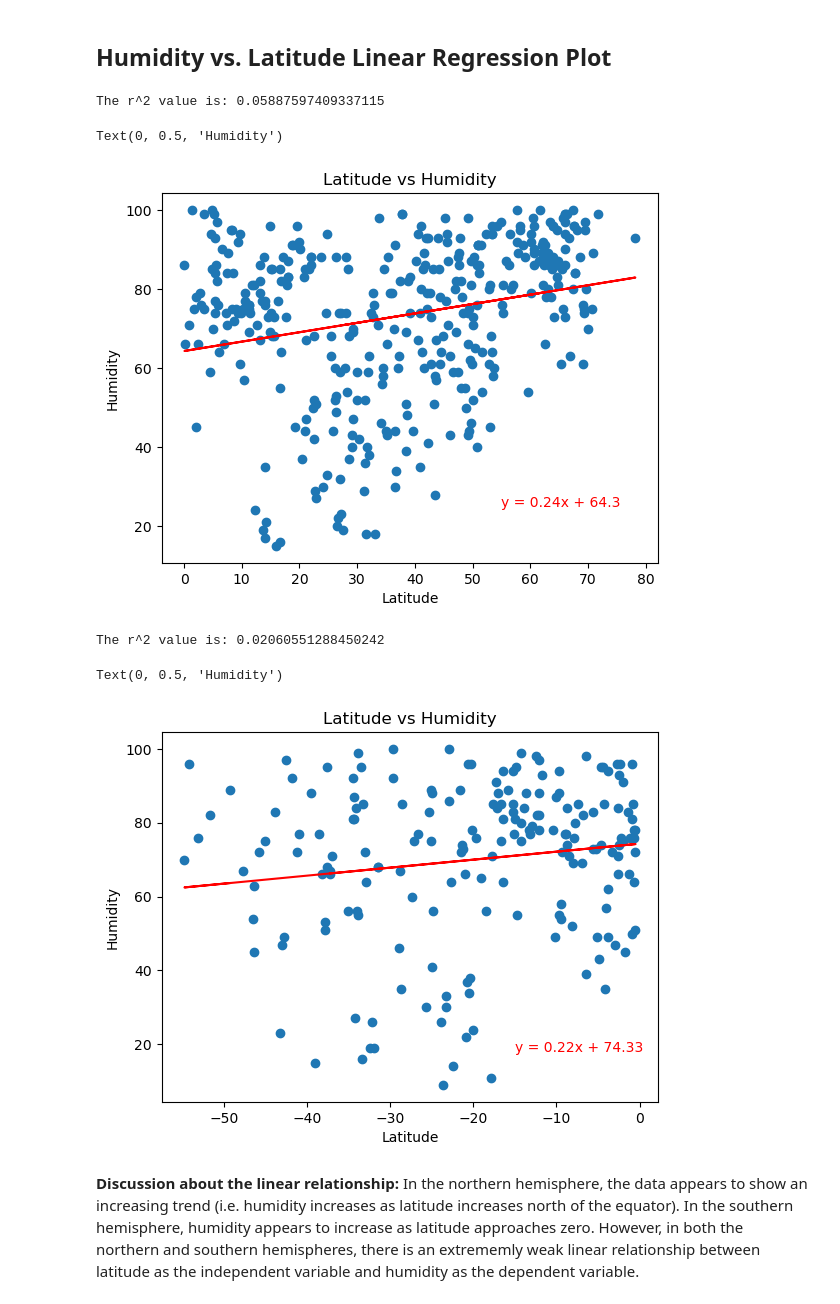
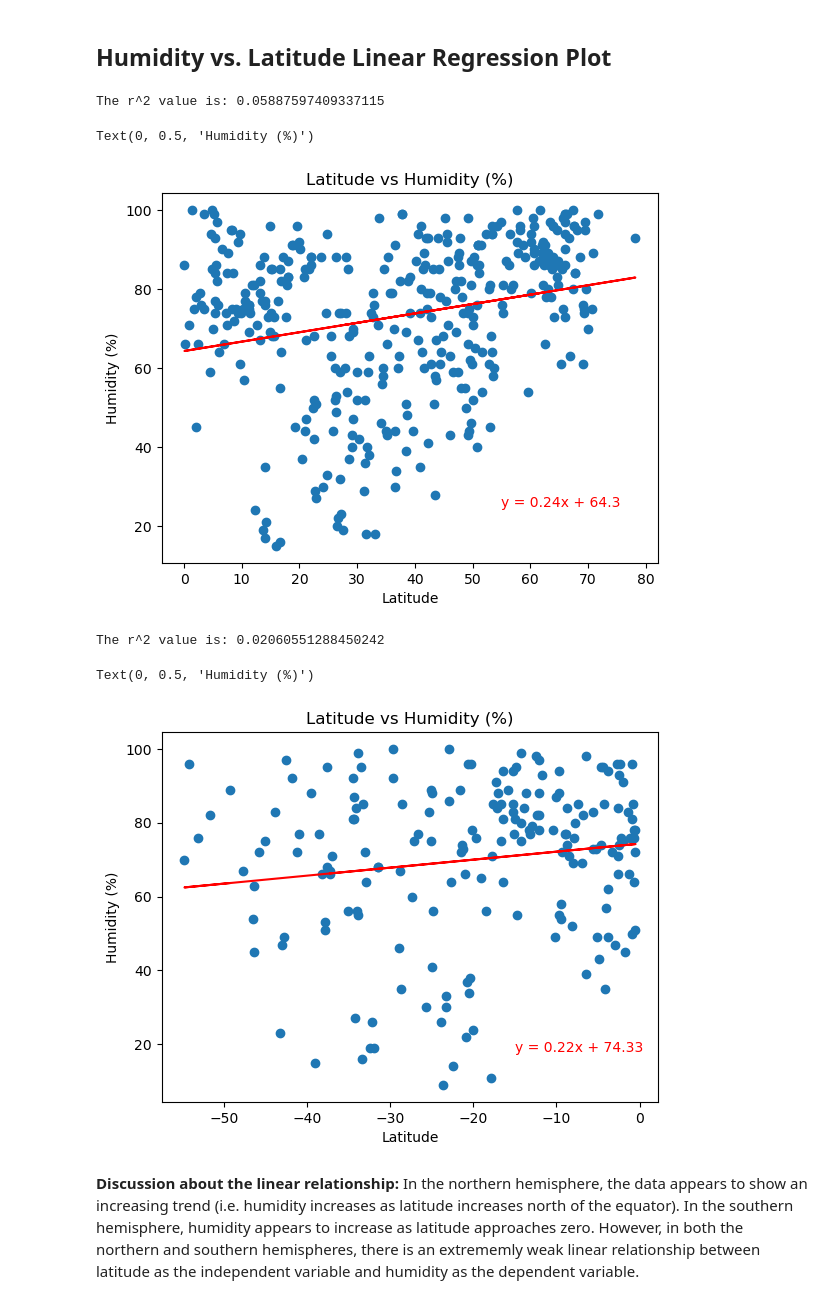
Before and after one commit to linderkm/python-api-challenge, a Jupyter notebook: weatherpy/WeatherPy.ipynb, the cells around one changed output. Cells and saved outputs as stored; diff of their text form; code cells hidden in the pictures.

```diff
--- a/weatherpy/WeatherPy.ipynb
+++ b/weatherpy/WeatherPy.ipynb
@@ -383,26 +383,26 @@ Text(0, 0.5, 'Max Temp (c)')
 # %%
 # Northern Hemisphere
 x_values = northern_hemi_df["Lat"]
 y_values = northern_hemi_df["Humidity"]
 #using function defined above to generate regression values from series in DataFrame (3)
 (line_eq, slope, intercept, rvalue, pvalue, stderr) = set_regression(x_values,y_values)
 #setting regression values (3)
 regress_values = x_values * slope + intercept
 
 #printing the regression r
 print(f"The r^2 value is: {rvalue**2}")
 
 plt.scatter(x_values,y_values)
 plt.plot(x_values,regress_values,"r-")
 #adding regression formula string to plot (3)
 plt.annotate(line_eq,(55,25),fontsize=10,color="red")
-plt.title("Latitude vs Humidity")
+plt.title("Latitude vs Humidity (%)")
 plt.xlabel("Latitude")
-plt.ylabel("Humidity")
+plt.ylabel("Humidity (%)")
 # %% [output]
 The r^2 value is: 0.05887597409337115
-Text(0, 0.5, 'Humidity')
+Text(0, 0.5, 'Humidity (%)')
-[figure, old version]
+[figure, new version]
 # %%
 # Southern Hemisphere
 x_values = southern_hemi_df["Lat"]
@@ -419,13 +419,13 @@ plt.scatter(x_values,y_values)
 plt.plot(x_values,regress_values,"r-")
 #adding regression formula string to plot (3)
 plt.annotate(line_eq,(-15,18),fontsize=10,color="red")
-plt.title("Latitude vs Humidity")
+plt.title("Latitude vs Humidity (%)")
 plt.xlabel("Latitude")
-plt.ylabel("Humidity")
+plt.ylabel("Humidity (%)")
 # %% [output]
 The r^2 value is: 0.02060551288450242
-Text(0, 0.5, 'Humidity')
+Text(0, 0.5, 'Humidity (%)')
-[figure, old version]
+[figure, new version]
 # %% [markdown]
 **Discussion about the linear relationship:** In the northern hemisphere, the data appears to show an increasing trend (i.e. humidity increases as latitude increases north of the equator). In the southern hemisphere, humidity appears to increase as latitude approaches zero. However, in both the northern and southern hemispheres, there is an extrememly weak linear relationship between latitude as the independent variable and humidity as the dependent variable.
 # %% [markdown]
```
Also changed, not shown: parts of 5 cells of this notebook, 3 other files.
